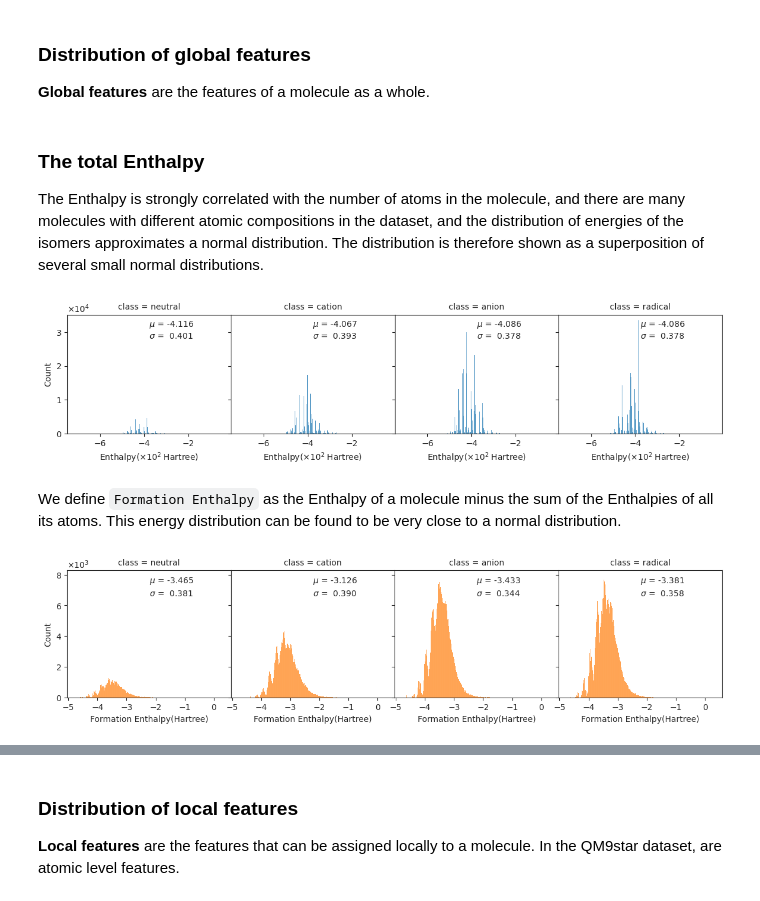
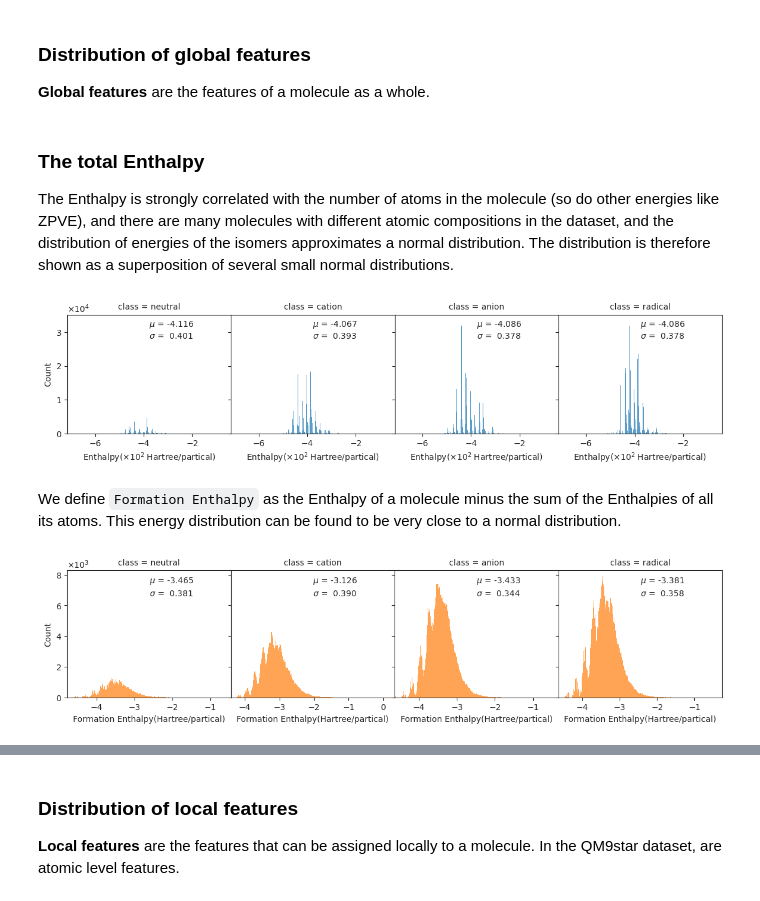
Before and after one commit to gentle1999/qm9star_query, a Jupyter notebook: tutorial/3-create_dataset.ipynb, the cells around one changed output, grey strips where cells are left out. Saved outputs shown, nothing was run; the diff lists cells and outputs as text; code cells hidden in the pictures.

```diff
--- a/tutorial/3-create_dataset.ipynb
+++ b/tutorial/3-create_dataset.ipynb
@@ -336,35 +342,42 @@ def draw_global_feature_distribution(df: pd.DataFrame, feature_name: str, index=
             height=2,
             aspect=1.5,
             color=sns.color_palette("tab10")[index],
-            facet_kws={"despine": False},
+            facet_kws={
+                "despine": False,
+                "sharex": False,
+                "subplot_kws": {"sharex": False},
+            },
         )
         g = g.map_dataframe(annotate)
         g.figure.subplots_adjust(wspace=0, hspace=0)
-    plt.ticklabel_format(style="sci", axis="y",
-                         scilimits=(0, 0), useMathText=True)
+    plt.ticklabel_format(style="sci", axis="y", scilimits=(0, 0), useMathText=True)
+    classes = df["class"].unique()
+    subdfs = [df[df["class"] == c] for c in classes]
+    for ax, subdf in zip(g.figure.axes, subdfs):
+        ax.set_xlim(subdf[feature_name].min(), subdf[feature_name].max())
     return g
 # %% [markdown]
 ### The total Enthalpy
 
-The Enthalpy is strongly correlated with the number of atoms in the molecule, and there are many molecules with different atomic compositions in the dataset, and the distribution of energies of the isomers approximates a normal distribution. The distribution is therefore shown as a superposition of several small normal distributions.
+The Enthalpy is strongly correlated with the number of atoms in the molecule (so do other energies like ZPVE), and there are many molecules with different atomic compositions in the dataset, and the distribution of energies of the isomers approximates a normal distribution. The distribution is therefore shown as a superposition of several small normal distributions.
 # %%
 g = draw_global_feature_distribution(
-    global_features_total_df, "Enthalpy($\\times10^2$ Hartree)", 0
+    global_features_total_df, "Enthalpy($\\times10^2$ Hartree/partical)", 0
 )
 g.figure.set_size_inches(12, 4)
-g.figure.savefig("img/global_g1.svg", bbox_inches="tight")
+g.figure.savefig("img/global_g1.svg", bbox_inches="tight", transparent=True)
 # %% [output]
-[figure, old version]
+[figure, new version]
 # %% [markdown]
 We define `Formation Enthalpy` as the Enthalpy of a molecule minus the sum of the Enthalpies of all its atoms. This energy distribution can be found to be very close to a normal distribution.
 # %%
 g = draw_global_feature_distribution(
-    global_features_total_df, "Formation Enthalpy(Hartree)", 1
+    global_features_total_df, "Formation Enthalpy(Hartree/partical)", 1
 )
 g.figure.set_size_inches(12, 4)
-g.figure.savefig("img/global_g2.svg", bbox_inches="tight")
+g.figure.savefig("img/global_g2.svg", bbox_inches="tight", transparent=True)
 # %% [output]
-[figure, old version]
+[figure, new version]
 # %%
 g = draw_global_feature_distribution(
     global_features_total_df, "HOMO-LUMO Gap(Hartree)", 2
```
Also changed, not shown: parts of 23 cells of this notebook, 21 other files.
